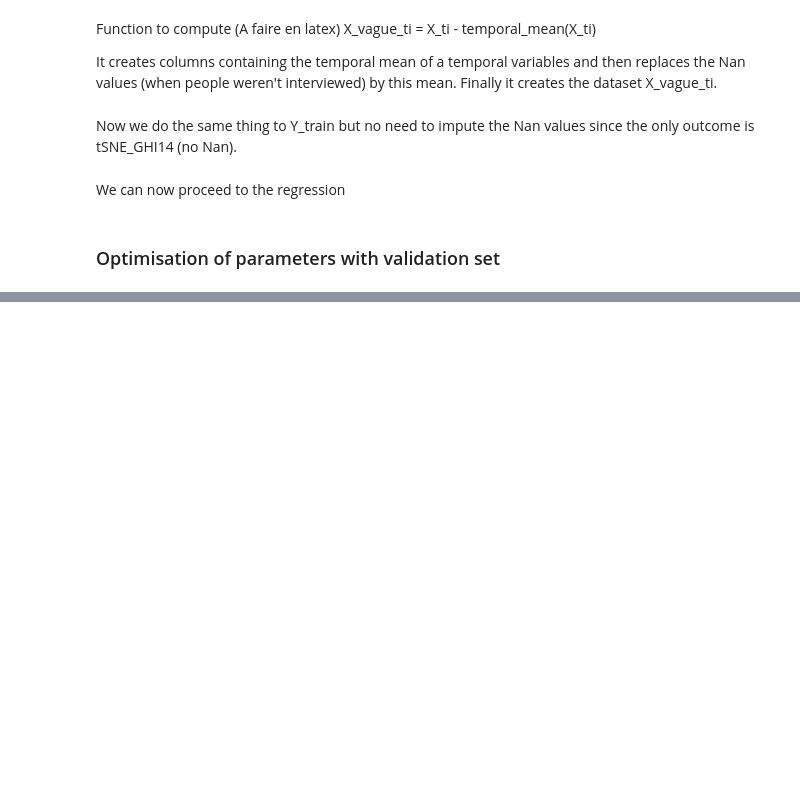
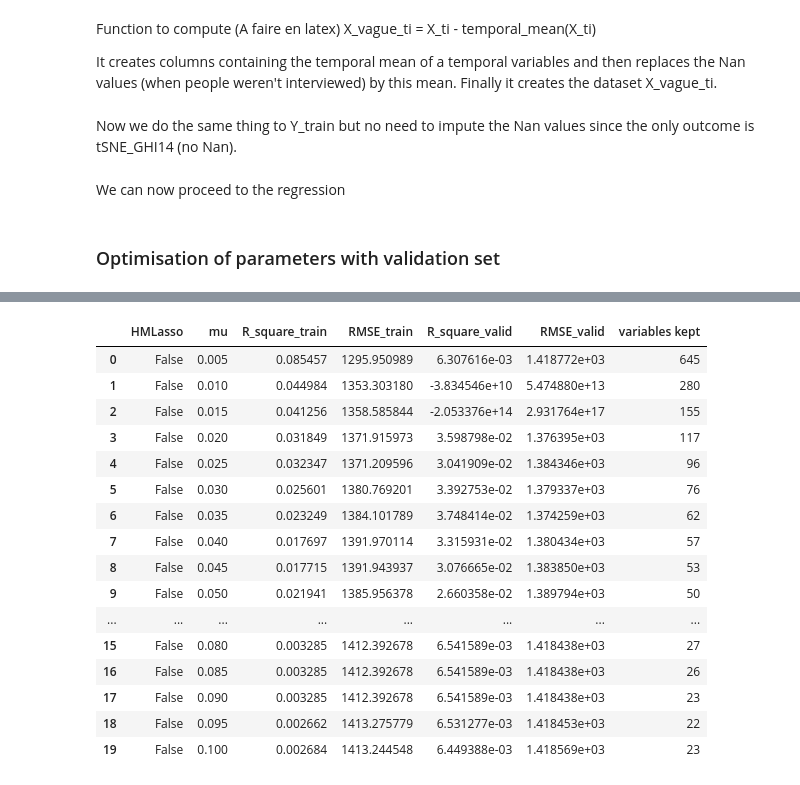
Before and after one commit to jveillon/Projet_Statapp, a Jupyter notebook: Panel_estimates/file_02_panel_estimation.ipynb, the cells around one changed output, grey strips where cells are left out. Cells and saved outputs as stored; diff of their text form; code cells hidden in the pictures; blank space fills up the shorter version.

```diff
--- a/Panel_estimates/file_02_panel_estimation.ipynb
+++ b/Panel_estimates/file_02_panel_estimation.ipynb
@@ -502,7 +502,7 @@ def multiples_models(X_train, Y_train, X_valid, Y_valid, list_mu, HMLasso, metho
 
     for mu in list_mu:
         summary_ML = summary_model (X_train, Y_train, X_valid, Y_valid, HMLasso, method, mu, limit, reduced, coef=False, print_wave=print_wave)
-        Frame.append(summary_ML, ignore_index=True)
+        Frame = Frame.append(summary_ML, ignore_index=True)
 
     return Frame
 # %%
@@ -511,0 +510,4 @@ multiples_models(X_train, Y_train, X_valid, Y_valid, list_mu, HMLasso =False, me
+# %%
+list_mu = [i/100 for i in range(8,11,2)]
+# %%
+Frame = multiples_models(X_train, Y_train, X_valid, Y_valid, list_mu, HMLasso =False, method ="mean", limit= -14, reduced =False, print_wave =True)
@@ -511,0 +720,20 @@ multiples_models(X_train, Y_train, X_valid, Y_valid, list_mu, HMLasso =False, me
+# %%
+Frame
+# %% [output]
+|  | HMLasso | mu | R_square_train | RMSE_train | R_square_valid | RMSE_valid | variables kept |
+| 0 | False | 0.005 | 0.085457 | 1295.950989 | 6.307616e-03 | 1.418772e+03 | 645 |
+| 1 | False | 0.010 | 0.044984 | 1353.303180 | -3.834546e+10 | 5.474880e+13 | 280 |
+| 2 | False | 0.015 | 0.041256 | 1358.585844 | -2.053376e+14 | 2.931764e+17 | 155 |
+| 3 | False | 0.020 | 0.031849 | 1371.915973 | 3.598798e-02 | 1.376395e+03 | 117 |
+| 4 | False | 0.025 | 0.032347 | 1371.209596 | 3.041909e-02 | 1.384346e+03 | 96 |
+| 5 | False | 0.030 | 0.025601 | 1380.769201 | 3.392753e-02 | 1.379337e+03 | 76 |
+| 6 | False | 0.035 | 0.023249 | 1384.101789 | 3.748414e-02 | 1.374259e+03 | 62 |
+| 7 | False | 0.040 | 0.017697 | 1391.970114 | 3.315931e-02 | 1.380434e+03 | 57 |
+| 8 | False | 0.045 | 0.017715 | 1391.943937 | 3.076665e-02 | 1.383850e+03 | 53 |
+| 9 | False | 0.050 | 0.021941 | 1385.956378 | 2.660358e-02 | 1.389794e+03 | 50 |
+| ... | ... | ... | ... | ... | ... | ... | ... |
+| 15 | False | 0.080 | 0.003285 | 1412.392678 | 6.541589e-03 | 1.418438e+03 | 27 |
+| 16 | False | 0.085 | 0.003285 | 1412.392678 | 6.541589e-03 | 1.418438e+03 | 26 |
+| 17 | False | 0.090 | 0.003285 | 1412.392678 | 6.541589e-03 | 1.418438e+03 | 23 |
+| 18 | False | 0.095 | 0.002662 | 1413.275779 | 6.531277e-03 | 1.418453e+03 | 22 |
+| 19 | False | 0.100 | 0.002684 | 1413.244548 | 6.449388e-03 | 1.418569e+03 | 23 |
```
Also changed, not shown: parts of 4 cells of this notebook.
